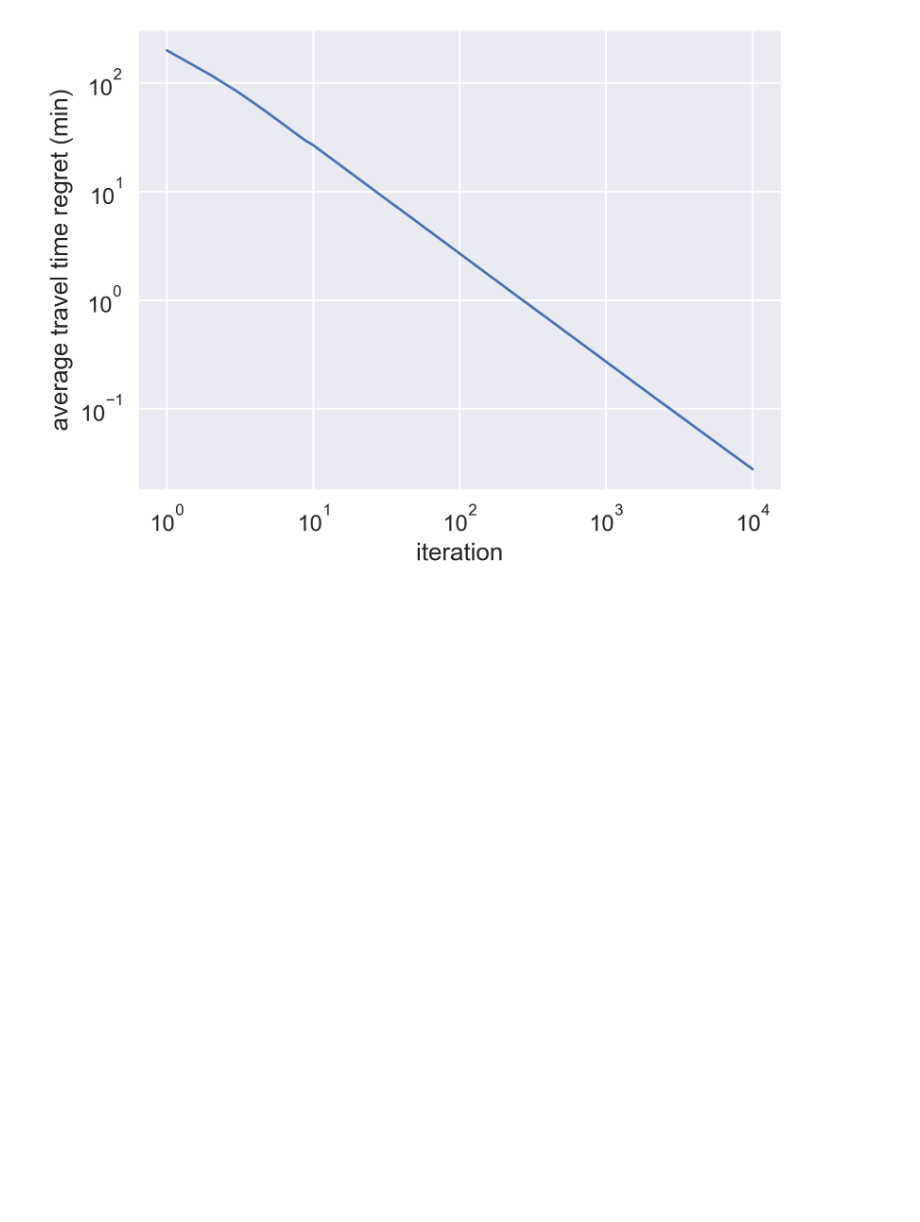
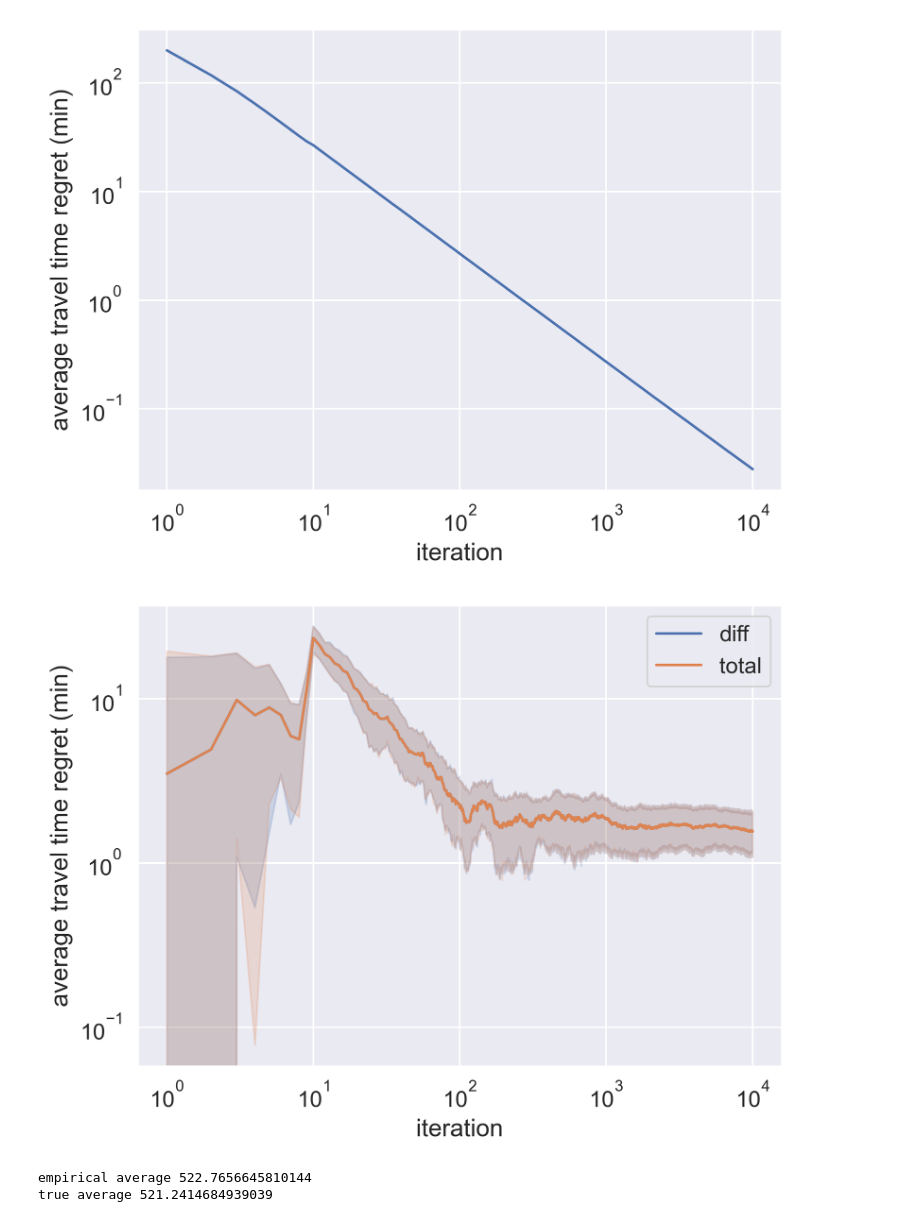
Before and after one commit to xinyufei/route_recommendation, a Jupyter notebook: test_notebook/test_bandit.ipynb, the cells around one changed output. Drawn from its saved outputs; the diff is of its cells as text; code cells hidden in the pictures; blank space fills up the shorter version.

```diff
--- a/test_notebook/test_bandit.ipynb
+++ b/test_notebook/test_bandit.ipynb
@@ -301,14 +281,14 @@ def test_bandit_single_trust(trust, reward_way='learn', num_runs=10, std=1e-3):
     all_results = []
     for i in range(num_runs):
         # run bandit
-        max_iter = 10000
+        max_iter = 50000
         epsilon_greedy_opt.set_true_trust_rate(trust, std)
-        res = epsilon_greedy_opt.run_ucb(max_iter, beta=1, reward=reward_way)
+        res = epsilon_greedy_opt.run_ucb(max_iter, beta=0.02, reward=reward_way)
         # calculate regret
         regret = (np.cumsum(res['travel_time']) / (np.arange(max_iter) + 1) - res['opt_time']) * 0.6
         all_regret.append(regret)
         all_results.append(res)
     return all_regret, all_results
 # %%
-all_regret_highvar, all_results_highvar = test_bandit_single_trust(0.8, reward_way='learn', num_runs=10, std=1e-2)
+all_regret_highvar_final, all_results_highvar_final = test_bandit_single_trust(0.3, reward_way='final', num_runs=1, std=1e-2)
 # %% [output]
@@ -410,3 +390,7 @@ fig = draw_figure_runs(all_regret)
 fig_2 = draw_figure_runs(all_regret)
 # %% [output]
 [figure]
+# %%
+fig_high_var_0p3_final = draw_figure_runs(all_regret_highvar_final, all_regret_highvar_final)
+# %% [output]
+[figure, added]
@@ -412,0 +410,6 @@ fig_2 = draw_figure_runs(all_regret)
+# %%
+print('empirical average', np.mean(travel_time))
+print('true average', bandit_0p3.solution['time'])
+# %% [output]
+empirical average 522.7656645810144
+true average 521.2414684939039
```
Also changed, not shown: parts of 14 cells of this notebook, 3 other files.
